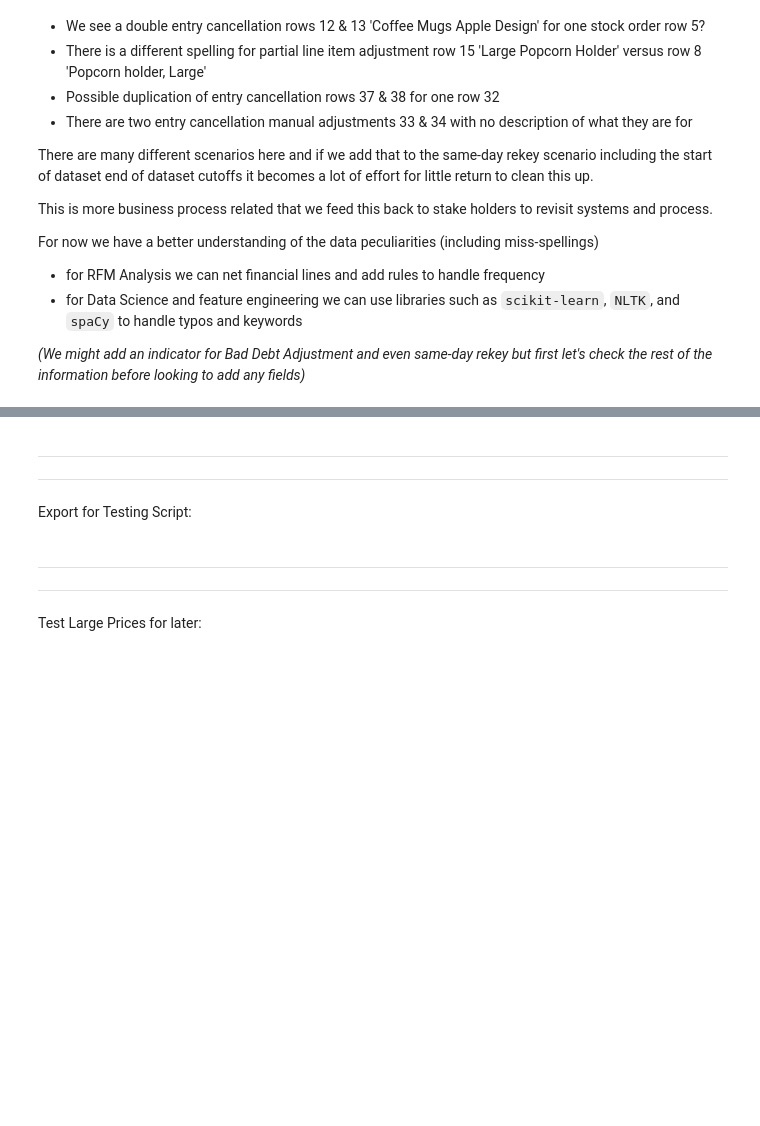
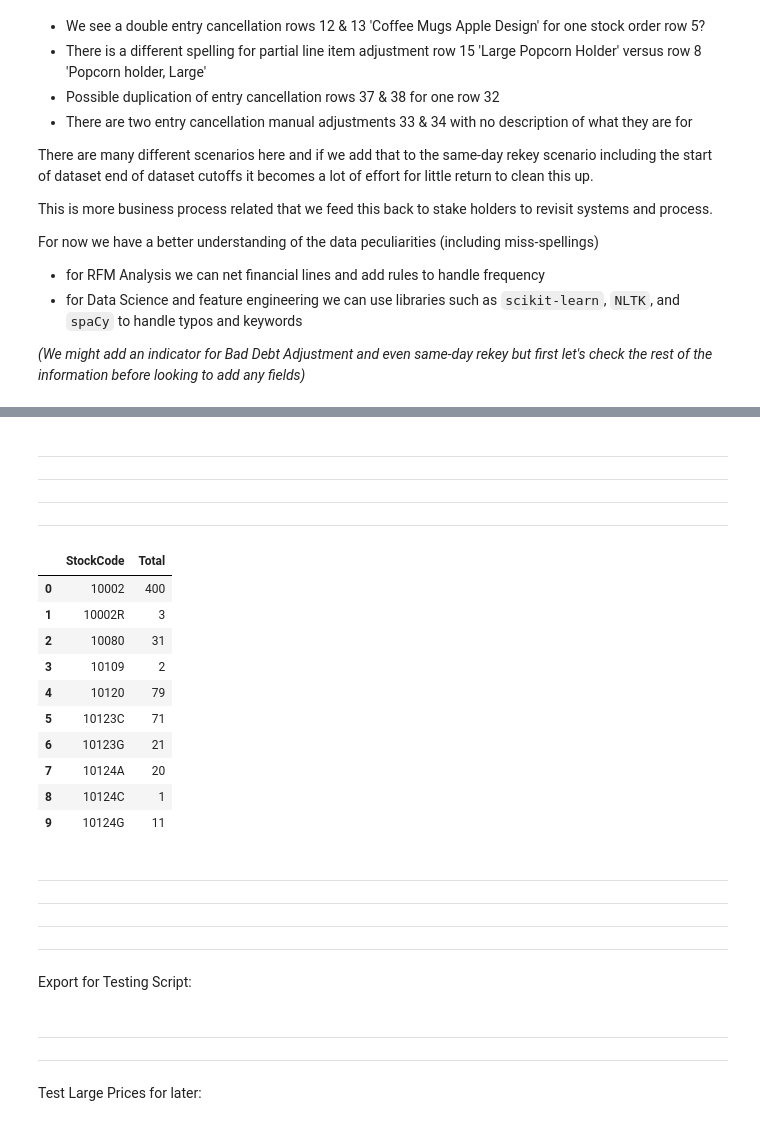
Before and after one commit to sachaplaye/rfm-lifecycle-segmentation, a Jupyter notebook: notebooks/2_data_exploration_information_share.ipynb, the cells around one changed output, grey strips where cells are left out. Saved outputs shown, nothing was run; the diff lists cells and outputs as text; code cells hidden in the pictures; blank space fills up the shorter version.

```diff
--- a/notebooks/2_data_exploration_information_share.ipynb
+++ b/notebooks/2_data_exploration_information_share.ipynb
@@ -359,6 +431,28 @@ For now we have a better understanding of the data peculiarities (including miss
+# %% [markdown]
+---
+---
+---
+---
+# %%
+df_stock_counts = df_cleansed_retail_orders.groupby('StockCode').size().reset_index(name='Total').sort_values('StockCode')
+display(df_stock_counts.head(10))
+# %% [output]
+|  | StockCode | Total |
+| 0 | 10002 | 400 |
+| 1 | 10002R | 3 |
+| 2 | 10080 | 31 |
+| 3 | 10109 | 2 |
+| 4 | 10120 | 79 |
+| 5 | 10123C | 71 |
+| 6 | 10123G | 21 |
+| 7 | 10124A | 20 |
+| 8 | 10124C | 1 |
+| 9 | 10124G | 11 |
 # %% [markdown]
 ---
 ---
+---
+---
 Export for Testing Script:
 # %%
 import os
```
Also changed, not shown: parts of 6 cells of this notebook, 1 other file.
